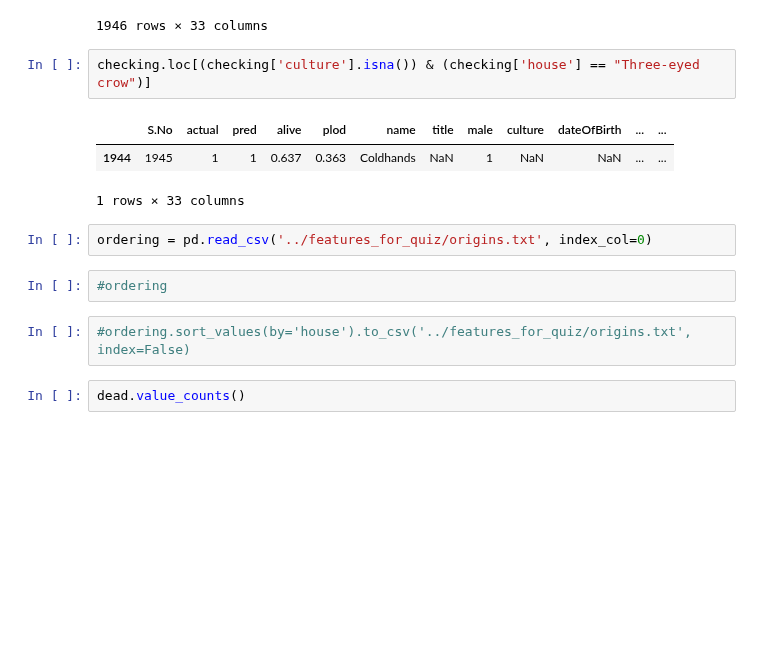
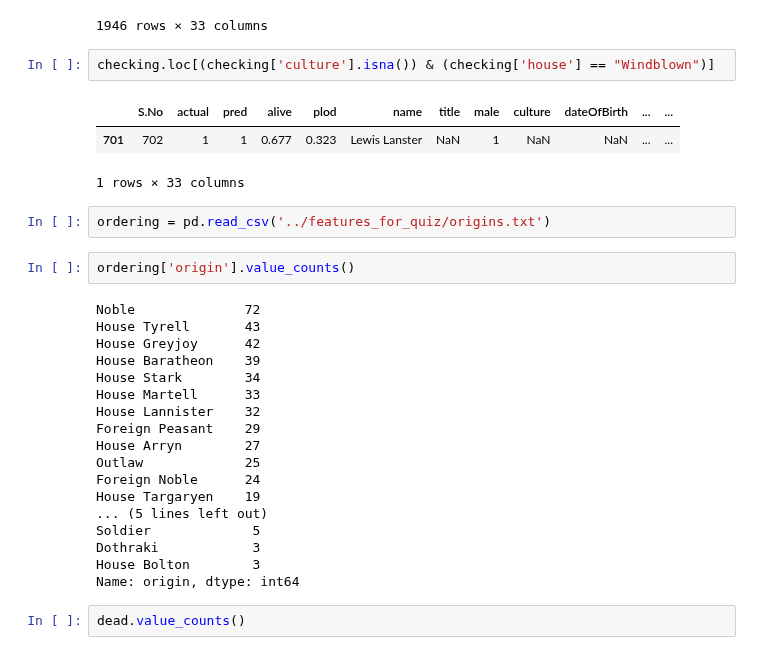
Before and after one commit to franziskasteger/game-of-thrones-survival, a Jupyter notebook: notebooks/franzi_exploring_houses.ipynb, the cells around one changed output. Cells and saved outputs as stored; diff of their text form; blank space fills up the shorter version.

Commit message:
finished 20 classes for houses

```diff
--- a/notebooks/franzi_exploring_houses.ipynb
+++ b/notebooks/franzi_exploring_houses.ipynb
@@ -419,17 +417,33 @@ checking
 | 1945 | 1946 | 0 | 0 | 0.093 | 0.907 | Tytos Lannister | Casterly Rock | 1 | NaN | 220.0 | ... | ... |
 1946 rows × 33 columns
 # %%
-checking.loc[(checking['culture'].isna()) & (checking['house'] == "Three-eyed crow")]
+checking.loc[(checking['culture'].isna()) & (checking['house'] == "Windblown")]
 # %% [output]
 |  | S.No | actual | pred | alive | plod | name | title | male | culture | dateOfBirth | ... | ... |
-| 1944 | 1945 | 1 | 1 | 0.637 | 0.363 | Coldhands | NaN | 1 | NaN | NaN | ... | ... |
+| 701 | 702 | 1 | 1 | 0.677 | 0.323 | Lewis Lanster | NaN | 1 | NaN | NaN | ... | ... |
 1 rows × 33 columns
 # %%
-ordering = pd.read_csv('../features_for_quiz/origins.txt', index_col=0)
+ordering = pd.read_csv('../features_for_quiz/origins.txt')
-# %%
-#ordering
-# %%
-#ordering.sort_values(by='house').to_csv('../features_for_quiz/origins.txt', index=False)
+# %%
+ordering['origin'].value_counts()
+# %% [output]
+Noble              72
+House Tyrell       43
+House Greyjoy      42
+House Baratheon    39
+House Stark        34
+House Martell      33
+House Lannister    32
+Foreign Peasant    29
+House Arryn        27
+Outlaw             25
+Foreign Noble      24
+House Targaryen    19
+... (5 lines left out)
+Soldier             5
+Dothraki            3
+House Bolton        3
+Name: origin, dtype: int64
 # %%
 dead.value_counts()
 # %% [output]
```
Also changed, not shown: parts of 7 cells of this notebook, 1 other file.
